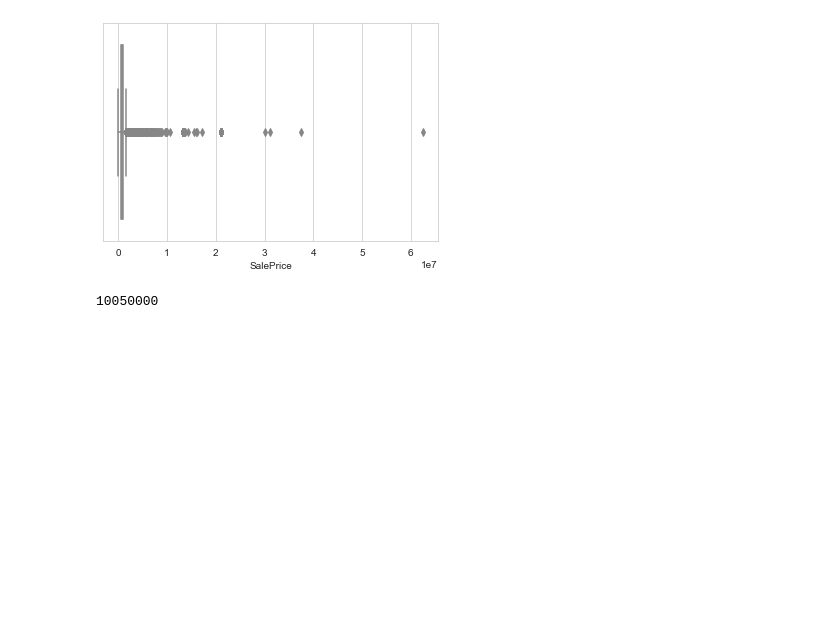
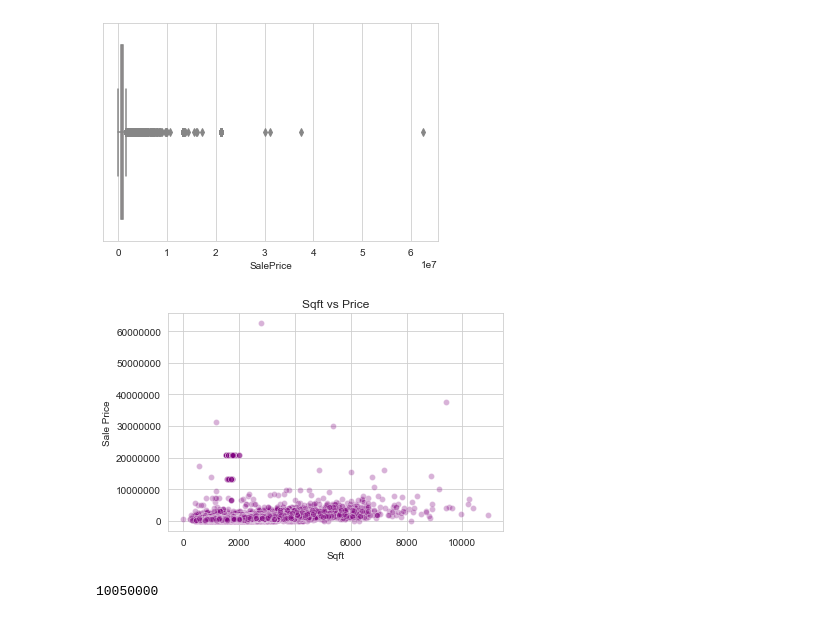
Before and after one commit to angelicacodes/phase_2_project_chicago-sf-seattle-ds-082420, a Jupyter notebook: notebooks/eda/Sindhu_EDA.ipynb, the cells around one changed output. Cells and saved outputs as stored; diff of their text form; code cells hidden in the pictures; blank space fills up the shorter version.

```diff
--- a/notebooks/eda/Sindhu_EDA.ipynb
+++ b/notebooks/eda/Sindhu_EDA.ipynb
@@ -239,10 +239,12 @@ sns.boxplot(df['SalePrice'], color = "Pink")
 <matplotlib.axes._subplots.AxesSubplot at 0x...>
 [figure]
 # %%
-# chart = sns.scatterplot(df['SqFtTotLiving'], df['SalePrice'], color = "Purple", alpha = .3)
-# chart.set(xlabel='Sqft', ylabel='Sale Price', title='Sqft vs Price')
-# plt.ticklabel_format(style='plain', axis='y');
-# plt.savefig("sqftvsPrice.png", bbox_inches='tight')
+chart = sns.scatterplot(df['SqFtTotLiving'], df['SalePrice'], color = "Purple", alpha = .3)
+chart.set(xlabel='Sqft', ylabel='Sale Price', title='Sqft vs Price')
+plt.ticklabel_format(style='plain', axis='y');
+plt.savefig("sqftvsPrice.png", bbox_inches='tight')
+# %% [output]
+[figure, added]
 # %%
 df2 = df[df['SalePrice'].between(df['SalePrice'].quantile(.004), df['SalePrice'].quantile(.9961))]
 # df2 = df[df['SalePrice'].between(df['SalePrice'].quantile(.01), df['SalePrice'].quantile(.996))]
```
Also changed, not shown: parts of 1 cell of this notebook, 8 other files.
